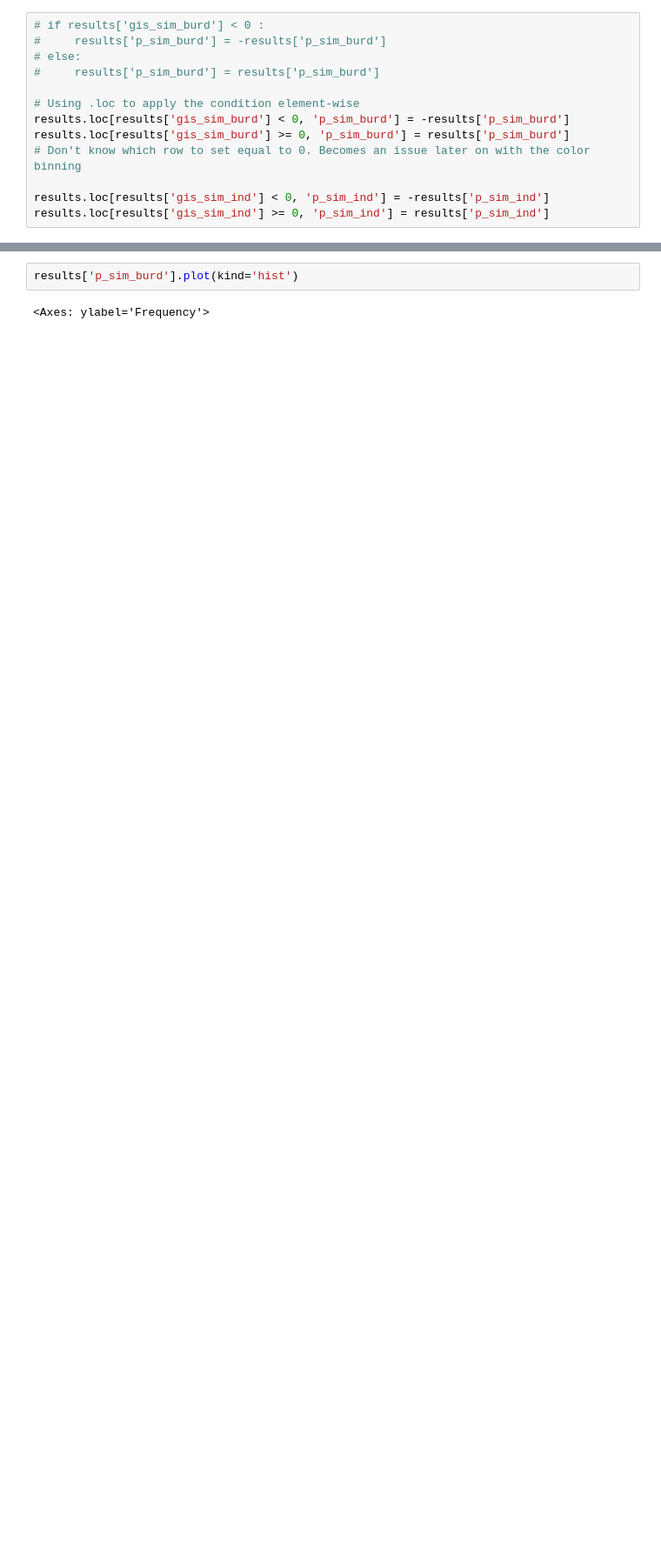
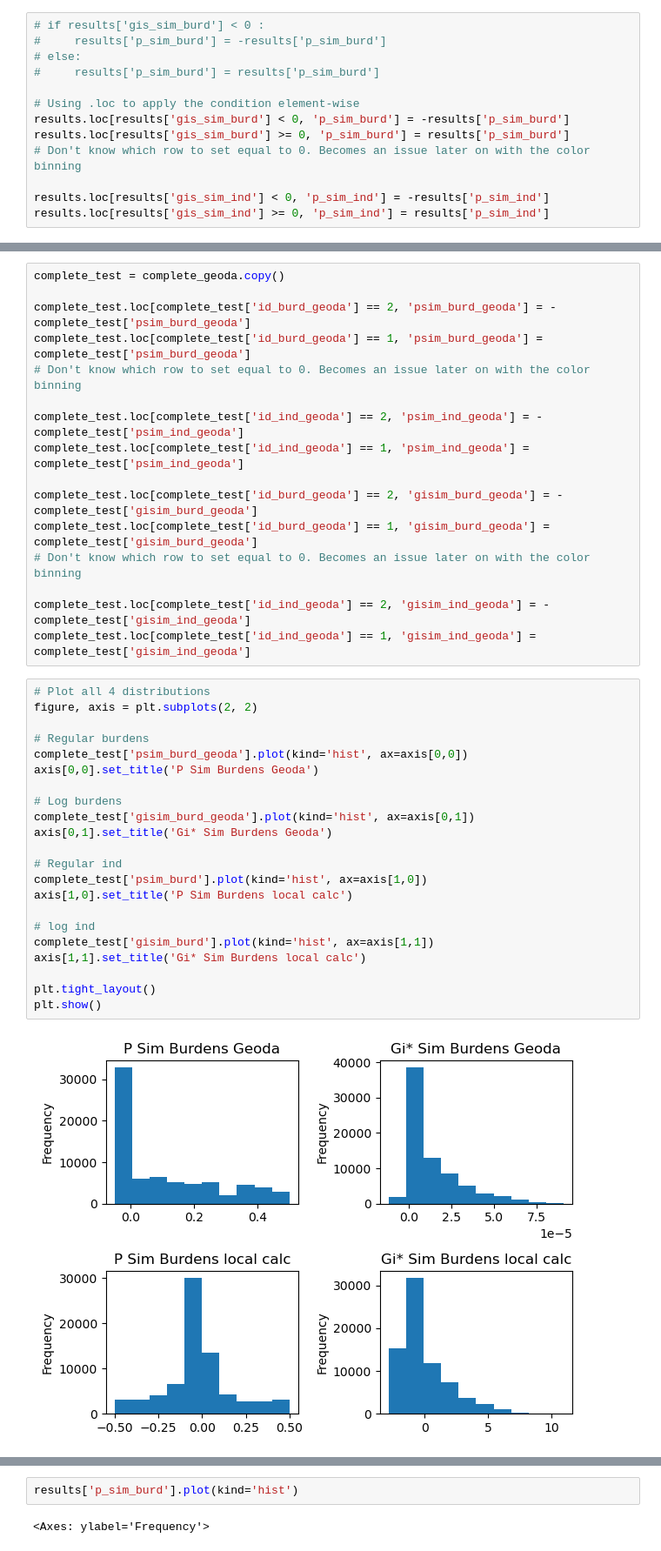
Before and after one commit to haylee360/j40-data-exploration, a Jupyter notebook: docs/gistar-CORRECT.ipynb, the cells around one changed output, grey strips where cells are left out. Shown at 87% size. Drawn from its saved outputs; the diff is of its cells as text; blank space fills up the shorter version.

```diff
--- a/docs/gistar-CORRECT.ipynb
+++ b/docs/gistar-CORRECT.ipynb
@@ -183,0 +227,40 @@ results.loc[results['gis_sim_ind'] >= 0, 'p_sim_ind'] = results['p_sim_ind']
+# %%
+complete_test = complete_geoda.copy()
+
+complete_test.loc[complete_test['id_burd_geoda'] == 2, 'psim_burd_geoda'] = -complete_test['psim_burd_geoda']
+complete_test.loc[complete_test['id_burd_geoda'] == 1, 'psim_burd_geoda'] = complete_test['psim_burd_geoda']
+# Don't know which row to set equal to 0. Becomes an issue later on with the color binning
+
+complete_test.loc[complete_test['id_ind_geoda'] == 2, 'psim_ind_geoda'] = -complete_test['psim_ind_geoda']
+complete_test.loc[complete_test['id_ind_geoda'] == 1, 'psim_ind_geoda'] = complete_test['psim_ind_geoda']
+
+complete_test.loc[complete_test['id_burd_geoda'] == 2, 'gisim_burd_geoda'] = -complete_test['gisim_burd_geoda']
+complete_test.loc[complete_test['id_burd_geoda'] == 1, 'gisim_burd_geoda'] = complete_test['gisim_burd_geoda']
+# Don't know which row to set equal to 0. Becomes an issue later on with the color binning
+
+complete_test.loc[complete_test['id_ind_geoda'] == 2, 'gisim_ind_geoda'] = -complete_test['gisim_ind_geoda']
+complete_test.loc[complete_test['id_ind_geoda'] == 1, 'gisim_ind_geoda'] = complete_test['gisim_ind_geoda']
+# %%
+# Plot all 4 distributions
+figure, axis = plt.subplots(2, 2)
+
+# Regular burdens
+complete_test['psim_burd_geoda'].plot(kind='hist', ax=axis[0,0])
+axis[0,0].set_title('P Sim Burdens Geoda')
+
+# Log burdens
+complete_test['gisim_burd_geoda'].plot(kind='hist', ax=axis[0,1])
+axis[0,1].set_title('Gi* Sim Burdens Geoda')
+
+# Regular ind
+complete_test['psim_burd'].plot(kind='hist', ax=axis[1,0])
+axis[1,0].set_title('P Sim Burdens local calc')
+
+# log ind
+complete_test['gisim_burd'].plot(kind='hist', ax=axis[1,1])
+axis[1,1].set_title('Gi* Sim Burdens local calc')
+
+plt.tight_layout()
+plt.show()
+# %% [output]
+[figure, added]
```
Also changed, not shown: parts of 9 cells of this notebook, 2 other files.
